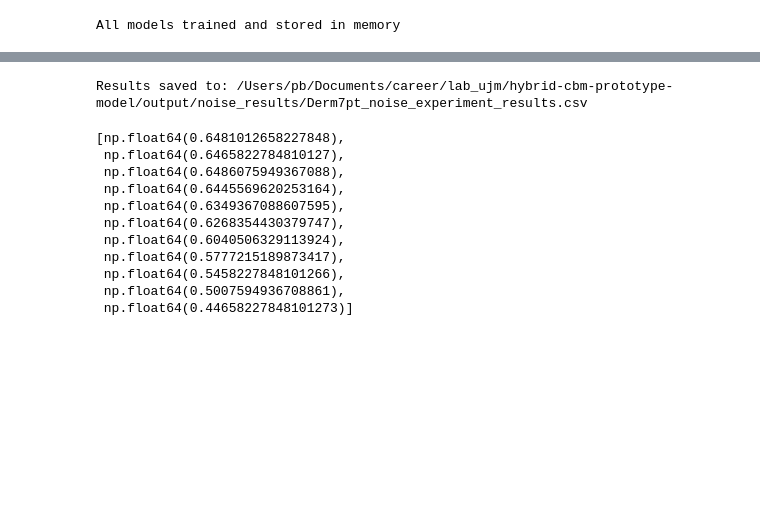
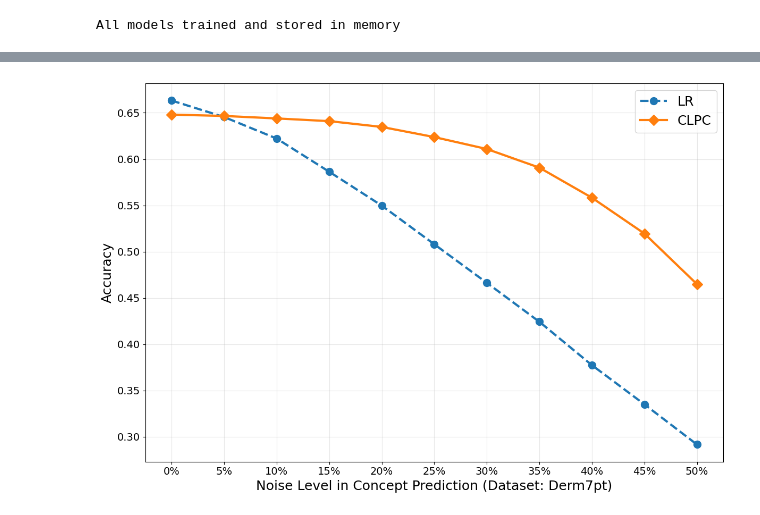
Before and after one commit to patbarry29/clpc-cbm-model, a Jupyter notebook: notebook/test_robustness.ipynb, the cells around one changed output, grey strips where cells are left out. Drawn from its saved outputs; the diff is of its cells as text; code cells hidden in the pictures; blank space fills up the shorter version.

Commit message:
modify noise selection method

```diff
--- a/notebook/test_robustness.ipynb
+++ b/notebook/test_robustness.ipynb
@@ -1,6 +1,6 @@
 # %%
 datasets = ['CUB', 'Derm7pt', 'RIVAL10']
-use_dataset = datasets[0]
+use_dataset = datasets[1]
 # %%
 import os
 import sys
@@ -164,7 +171,7 @@ hyperparams = {
 }
 # %%
 noise_levels = np.arange(0, 0.51, 0.05)
-n_repeats = 5
+n_repeats = 100
 # %%
 # Initialize models in memory
 print("Training and storing models in memory for faster testing...")
@@ -318,40 +268,38 @@ KeyboardInterrupt:
-# %%
-import pandas as pd
-import os
-
-# Create a DataFrame with the noise level and results from each algorithm
-results_df = pd.DataFrame({
-    'Noise_Level': noise_levels,
-    'Logistic_Regression': lr_results,
-    'Concept_Based_NN': class_results,
-    'Prototype': proto_results
-})
-
-# Format the DataFrame for better readability
-results_df['Noise_Level'] = results_df['Noise_Level'].apply(lambda x: f"{x:.1f}")
-
-# Define the output path
-output_dir = os.path.join(PROJECT_ROOT, 'output', 'noise_results')
-os.makedirs(output_dir, exist_ok=True)
-output_path = os.path.join(output_dir, f'{use_dataset}_noise_experiment_results.csv')
-
-# Save the results to CSV
-results_df.to_csv(output_path, index=False)
-
-print(f"Results saved to: {output_path}")
-# %% [output]
-Results saved to: /Users/pb/Documents/career/lab_ujm/hybrid-cbm-prototype-model/output/noise_results/Derm7pt_noise_experiment_results.csv
+# %%
+import matplotlib.pyplot as plt
+
+# Create a figure with appropriate size
+plt.figure(figsize=(12, 8))
+
+# Plot each algorithm's results
+plt.plot(noise_levels, lr_results, marker='o', linestyle='--', label='LR', linewidth=3, markersize=10)
+# plt.plot(noise_levels, class_results, marker='D', linestyle='--', label='CLC-D')
+plt.plot(noise_levels, proto_results, marker='D', linestyle='-', label='CLPC', linewidth=3, markersize=10)
+
+plt.grid(True, alpha=0.3)
+plt.xlabel(f'Noise Level in Concept Prediction (Dataset: {use_dataset})', fontsize=18)
+plt.ylabel('Accuracy', fontsize=18)
+# plt.title(f'Model Performance vs. Noise Level ({use_dataset} Dataset)', fontsize=16)
+
+# Set y-axis limits from 0 to 1
+# plt.ylim(0, 0.7)
+
+# Format x-axis ticks as percentages
+plt.xticks(noise_levels, [f'{nl*100:.0f}%' for nl in noise_levels], fontsize=14)
+plt.yticks(fontsize=14)
+
+# Add a horizontal line for random chance accuracy (1/num_classes)
+# random_chance = 1/num_classes
+# plt.axhline(y=random_chance, color='r', linestyle='--', alpha=0.7,
+#             label=f'Random Chance ({random_chance:.3f})')
+plt.legend(fontsize=18)
+
+plt.tight_layout()
+output_dir = os.path.join(PROJECT_ROOT, 'output', 'plots')
+os.makedirs(output_dir, exist_ok=True)
+plt.savefig(os.path.join(output_dir, f'{use_dataset}_noise.png'), dpi=600, bbox_inches='tight')
+plt.show()
+# %% [output]
+[figure, added]
 # %%
-proto_results
+# proto_results
-# %% [output]
-[np.float64(0.6481012658227848),
- np.float64(0.6465822784810127),
- np.float64(0.6486075949367088),
- np.float64(0.6445569620253164),
- np.float64(0.6349367088607595),
- np.float64(0.6268354430379747),
- np.float64(0.6040506329113924),
- np.float64(0.5777215189873417),
- np.float64(0.5458227848101266),
- np.float64(0.5007594936708861),
- np.float64(0.44658227848101273)]
```
Also changed, not shown: parts of 4 cells of this notebook.
